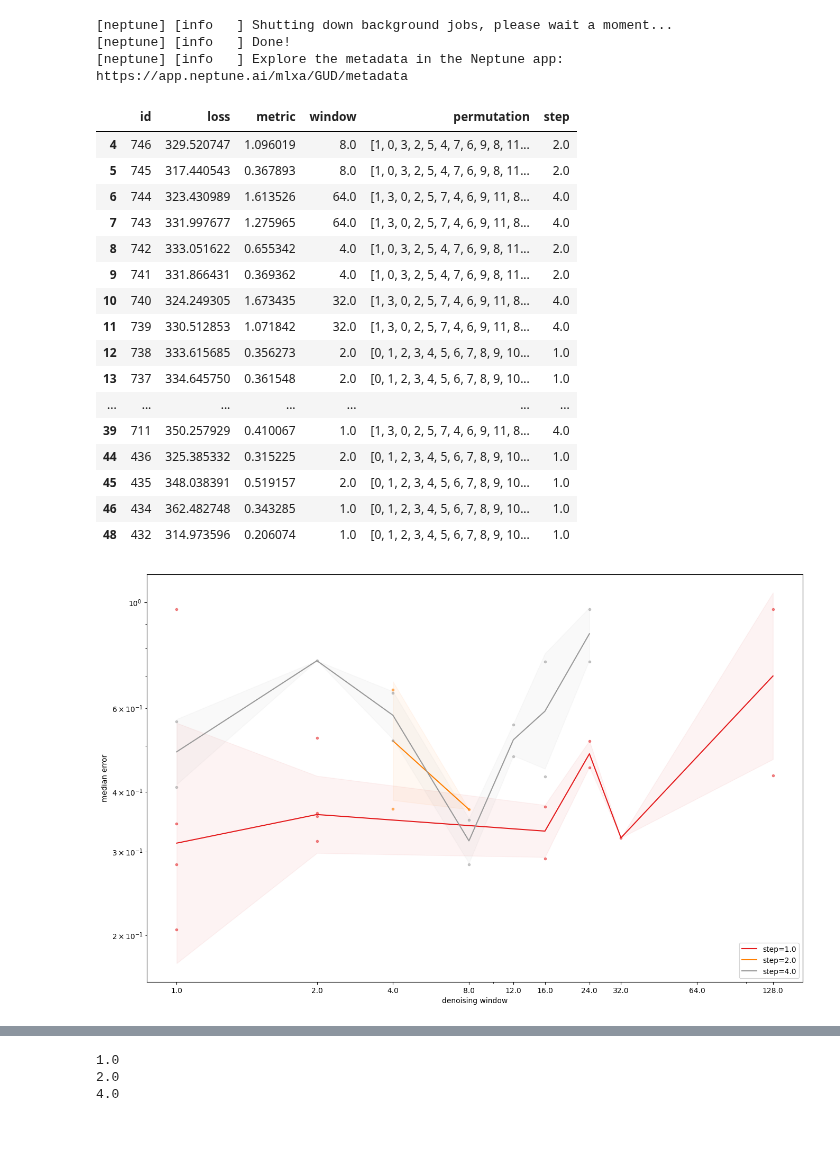
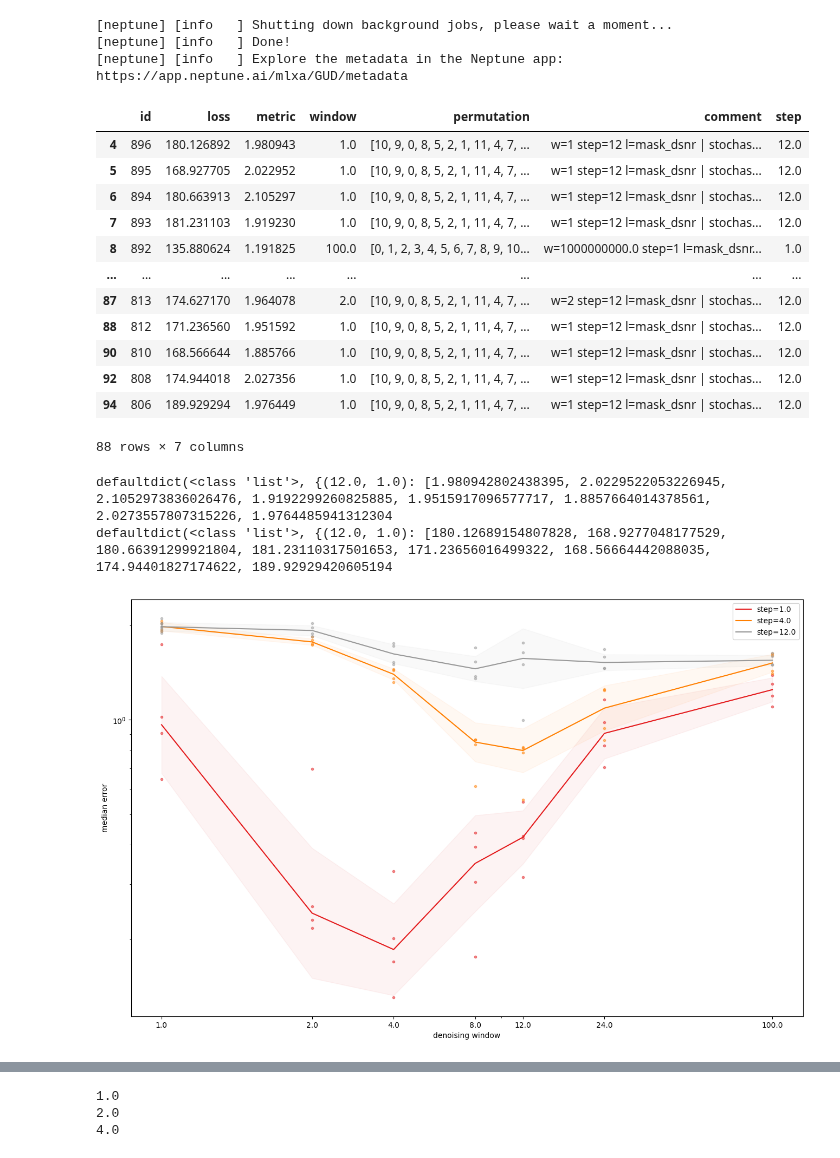
Before and after one commit to msh2481/gud, a Jupyter notebook: report.ipynb, the cells around one changed output, grey strips where cells are left out. Cells and saved outputs as stored; diff of their text form; code cells hidden in the pictures.

```diff
--- a/report.ipynb
+++ b/report.ipynb
@@ -6,7 +6,7 @@ import matplotlib.pyplot as plt
 import numpy as np
 from incense import ExperimentLoader
 # %%
-def get_permutation(step, length=48):
+def get_permutation(step, length=24):
     np.random.seed(42)
     block_permutation = np.random.permutation(step)
     # ensure that number of inversions is about half
@@ -35,7 +35,7 @@ def infer_step(permutation):
     permutation = eval(permutation)
     if not isinstance(permutation, list):
         return None
-    if len(permutation) != 48:
+    if len(permutation) != 24:
         return None
     for step in range(1, len(permutation)):
         if len(permutation) % step == 0:
@@ -56,6 +56,7 @@ columns = [
     "experiment/metrics/q50",
     "experiment/config/diffusion_config window",
     "experiment/config/generator_config permutation",
+    "experiment/config/comment",
 ]
 runs = project.fetch_runs_table().to_pandas()
 project.stop()
@@ -67,33 +68,30 @@ Fetching table...: 0 [00:00, ?/s]
 [neptune] [info   ] Explore the metadata in the Neptune app: https://app.neptune.ai/mlxa/GUD/metadata
 # %%
 selected = runs[columns].copy()
-selected.columns = ["id", "loss", "metric", "window", "permutation"]
+selected.columns = ["id", "loss", "metric", "window", "permutation", "comment"]
 selected["step"] = selected["permutation"].apply(lambda p: infer_step(p))
 selected["id"] = selected["id"].apply(lambda x: int(x.split("-")[-1]))
 selected = selected.dropna()
-selected = selected[selected["id"] >= 432]
-selected = selected[selected["id"] <= 746]
+selected = selected[selected["id"] <= 896]
+selected = selected[selected["comment"].str.contains("stochastic-grid", na=False)]
+selected["window"] = np.clip(selected["window"], 1, 100)
 # TODO: take something with less variance than last value of loss
 # %%
 selected
 # %% [output]
-|  | id | loss | metric | window | permutation | step |
-| 4 | 746 | 329.520747 | 1.096019 | 8.0 | [1, 0, 3, 2, 5, 4, 7, 6, 9, 8, 11... | 2.0 |
-| 5 | 745 | 317.440543 | 0.367893 | 8.0 | [1, 0, 3, 2, 5, 4, 7, 6, 9, 8, 11... | 2.0 |
-| 6 | 744 | 323.430989 | 1.613526 | 64.0 | [1, 3, 0, 2, 5, 7, 4, 6, 9, 11, 8... | 4.0 |
-| 7 | 743 | 331.997677 | 1.275965 | 64.0 | [1, 3, 0, 2, 5, 7, 4, 6, 9, 11, 8... | 4.0 |
-| 8 | 742 | 333.051622 | 0.655342 | 4.0 | [1, 0, 3, 2, 5, 4, 7, 6, 9, 8, 11... | 2.0 |
-| 9 | 741 | 331.866431 | 0.369362 | 4.0 | [1, 0, 3, 2, 5, 4, 7, 6, 9, 8, 11... | 2.0 |
-| 10 | 740 | 324.249305 | 1.673435 | 32.0 | [1, 3, 0, 2, 5, 7, 4, 6, 9, 11, 8... | 4.0 |
-| 11 | 739 | 330.512853 | 1.071842 | 32.0 | [1, 3, 0, 2, 5, 7, 4, 6, 9, 11, 8... | 4.0 |
-| 12 | 738 | 333.615685 | 0.356273 | 2.0 | [0, 1, 2, 3, 4, 5, 6, 7, 8, 9, 10... | 1.0 |
-| 13 | 737 | 334.645750 | 0.361548 | 2.0 | [0, 1, 2, 3, 4, 5, 6, 7, 8, 9, 10... | 1.0 |
-| ... | ... | ... | ... | ... | ... | ... |
-| 39 | 711 | 350.257929 | 0.410067 | 1.0 | [1, 3, 0, 2, 5, 7, 4, 6, 9, 11, 8... | 4.0 |
-| 44 | 436 | 325.385332 | 0.315225 | 2.0 | [0, 1, 2, 3, 4, 5, 6, 7, 8, 9, 10... | 1.0 |
-| 45 | 435 | 348.038391 | 0.519157 | 2.0 | [0, 1, 2, 3, 4, 5, 6, 7, 8, 9, 10... | 1.0 |
-| 46 | 434 | 362.482748 | 0.343285 | 1.0 | [0, 1, 2, 3, 4, 5, 6, 7, 8, 9, 10... | 1.0 |
-| 48 | 432 | 314.973596 | 0.206074 | 1.0 | [0, 1, 2, 3, 4, 5, 6, 7, 8, 9, 10... | 1.0 |
+|  | id | loss | metric | window | permutation | comment | step |
+| 4 | 896 | 180.126892 | 1.980943 | 1.0 | [10, 9, 0, 8, 5, 2, 1, 11, 4, 7, ... | w=1 step=12 l=mask_dsnr | stochas... | 12.0 |
+| 5 | 895 | 168.927705 | 2.022952 | 1.0 | [10, 9, 0, 8, 5, 2, 1, 11, 4, 7, ... | w=1 step=12 l=mask_dsnr | stochas... | 12.0 |
+| 6 | 894 | 180.663913 | 2.105297 | 1.0 | [10, 9, 0, 8, 5, 2, 1, 11, 4, 7, ... | w=1 step=12 l=mask_dsnr | stochas... | 12.0 |
+| 7 | 893 | 181.231103 | 1.919230 | 1.0 | [10, 9, 0, 8, 5, 2, 1, 11, 4, 7, ... | w=1 step=12 l=mask_dsnr | stochas... | 12.0 |
+| 8 | 892 | 135.880624 | 1.191825 | 100.0 | [0, 1, 2, 3, 4, 5, 6, 7, 8, 9, 10... | w=1000000000.0 step=1 l=mask_dsnr... | 1.0 |
+| ... | ... | ... | ... | ... | ... | ... | ... |
+| 87 | 813 | 174.627170 | 1.964078 | 2.0 | [10, 9, 0, 8, 5, 2, 1, 11, 4, 7, ... | w=2 step=12 l=mask_dsnr | stochas... | 12.0 |
+| 88 | 812 | 171.236560 | 1.951592 | 1.0 | [10, 9, 0, 8, 5, 2, 1, 11, 4, 7, ... | w=1 step=12 l=mask_dsnr | stochas... | 12.0 |
+| 90 | 810 | 168.566644 | 1.885766 | 1.0 | [10, 9, 0, 8, 5, 2, 1, 11, 4, 7, ... | w=1 step=12 l=mask_dsnr | stochas... | 12.0 |
+| 92 | 808 | 174.944018 | 2.027356 | 1.0 | [10, 9, 0, 8, 5, 2, 1, 11, 4, 7, ... | w=1 step=12 l=mask_dsnr | stochas... | 12.0 |
+| 94 | 806 | 189.929294 | 1.976449 | 1.0 | [10, 9, 0, 8, 5, 2, 1, 11, 4, 7, ... | w=1 step=12 l=mask_dsnr | stochas... | 12.0 |
+88 rows × 7 columns
 # %%
 from collections import defaultdict
 
@@ -103,6 +101,12 @@ for _, exp in selected.iterrows():
     step, w = exp["step"], exp["window"]
     error_lists[(step, w)].append(exp["metric"])
     loss_lists[(step, w)].append(exp["loss"])
+
+print(str(error_lists)[:200])
+print(str(loss_lists)[:200])
+# %% [output]
+defaultdict(<class 'list'>, {(12.0, 1.0): [1.980942802438395, 2.0229522053226945, 2.1052973836026476, 1.9192299260825885, 1.9515917096577717, 1.8857664014378561, 2.0273557807315226, 1.9764485941312304
+defaultdict(<class 'list'>, {(12.0, 1.0): [180.12689154807828, 168.9277048177529, 180.66391299921804, 181.23110317501653, 171.23656016499322, 168.56664442088035, 174.94401827174622, 189.92929420605194
 # %%
 # loader = ExperimentLoader(db_name="sacred")
 # exp = loader.find_by_id(2712)
@@ -153,41 +157,40 @@ for step, color in zip(steps, colors):
     means, stds, xs = [], [], []
     for w in ws:
         cur = error_lists[(step, w)]
-        cur = [x for x in cur if x < 1.0]
         if len(cur) > 0:
             means.append(np.median(cur))
             stds.append(np.std(np.log(cur)))
             xs.append(w)
             plt.plot([w] * len(cur), cur, "o", ms=3, alpha=0.5, color=color)
 
     if len(xs) == 0:
         continue
 
     # Convert to arrays
     means = np.array(means)
     stds = np.array(stds)
     # Smooth means and stds with gaussian filter
     from scipy.ndimage import gaussian_filter1d
 
     # means = gaussian_filter1d(means, sigma=0.01)
     # stds = gaussian_filter1d(stds, sigma=1.0)
     xs = np.array(xs)
 
     # Plot mean line and std area
     plt.plot(xs, means, "-", label=f"step={step}", color=color)
     # Apply std band in log space
     plt.fill_between(
         xs, means / np.exp(stds), means * np.exp(stds), alpha=0.05, color=color
     )
 
 plt.xticks(ws, [str(w) for w in ws])
 plt.xlabel("denoising window")
 plt.ylabel("median error")
 plt.yscale("log")
 plt.legend()
 plt.show()
 # %% [output]
-[figure, old version]
+[figure, new version]
 # %%
 import matplotlib.pyplot as plt
 import numpy as np
```
Also changed, not shown: parts of 1 cell of this notebook, 2 other files.
